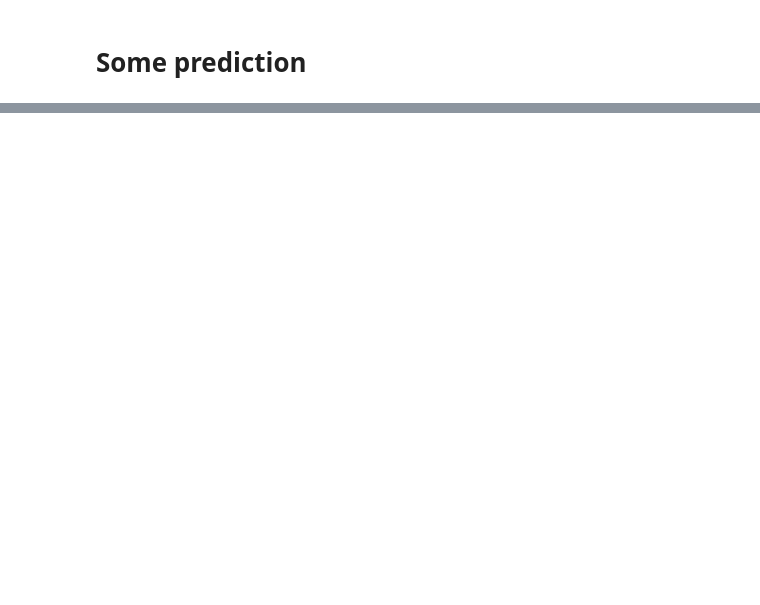
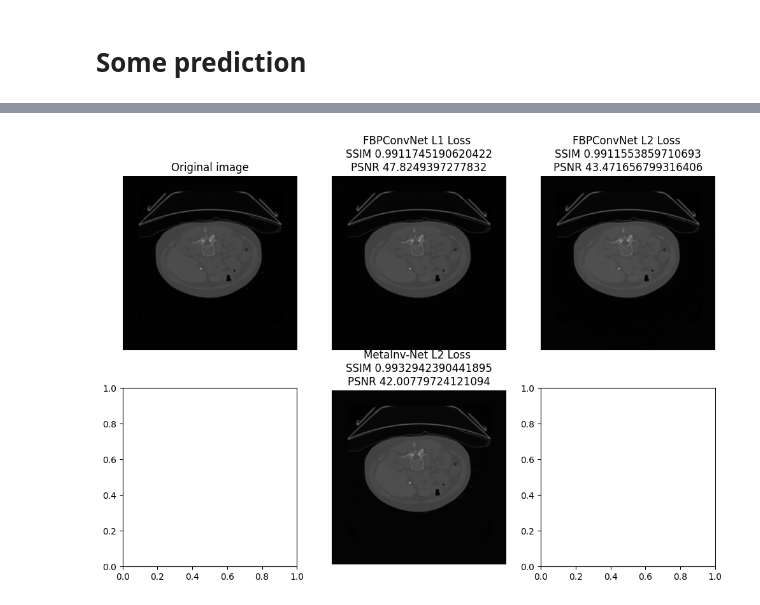
Before and after one commit to xdauby/PFE, a Jupyter notebook: eval.ipynb, the cells around one changed output, grey strips where cells are left out. Cells and saved outputs as stored; diff of their text form; code cells hidden in the pictures; blank space fills up the shorter version.

```diff
--- a/eval.ipynb
+++ b/eval.ipynb
@@ -480,3 +530,7 @@ def plot_images_noisy(index):
+# %%
+plot_images_non_noisy(55)
+# %% [output]
+[figure, added]
 # %%
 plot_images_noisy(25)
 # %% [output]
```
Also changed, not shown: parts of 10 cells of this notebook, 1 other file.
